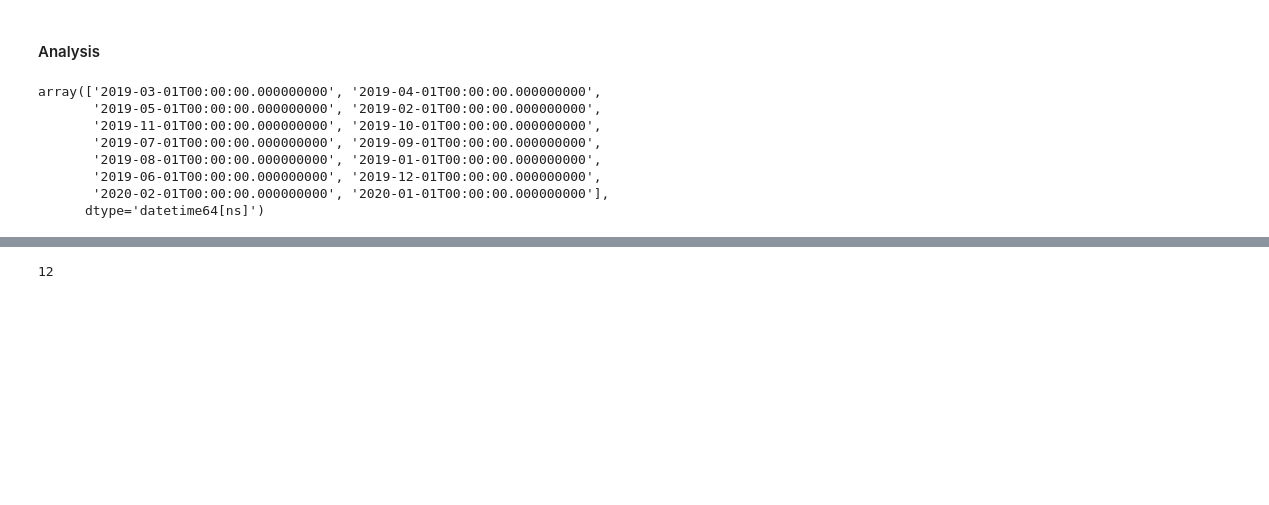
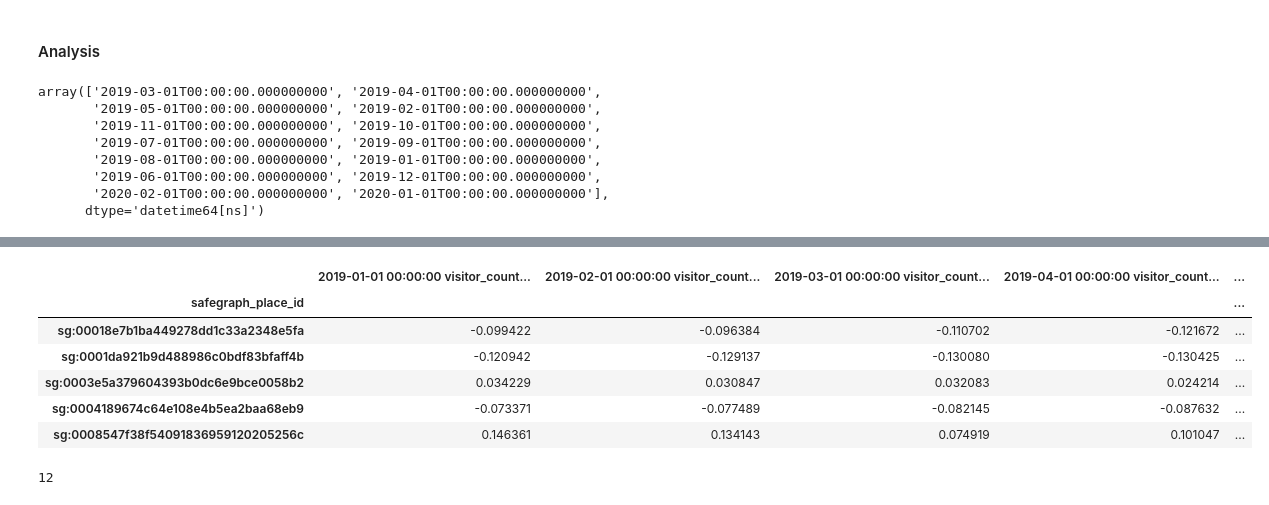
Before and after one commit to hkronenb/HK_DATS_Practicum, a Jupyter notebook: notebooks/NH-Places Clustering First Try.ipynb, the cells around one changed output, grey strips where cells are left out. Saved outputs shown, nothing was run; the diff lists cells and outputs as text; code cells hidden in the pictures; blank space fills up the shorter version.

```diff
--- a/notebooks/NH-Places Clustering First Try.ipynb
+++ b/notebooks/NH-Places Clustering First Try.ipynb
@@ -416,3 +451,13 @@ plt.plot(n_clusters,inertias)
+# %%
+scaled.head()
+# %% [output]
+|  | 2019-01-01 00:00:00 visitor_count... | 2019-02-01 00:00:00 visitor_count... | 2019-03-01 00:00:00 visitor_count... | 2019-04-01 00:00:00 visitor_count... | ... |
+| safegraph_place_id |  |  |  |  | ... |
+| sg:00018e7b1ba449278dd1c33a2348e5fa | -0.099422 | -0.096384 | -0.110702 | -0.121672 | ... |
+| sg:0001da921b9d488986c0bdf83bfaff4b | -0.120942 | -0.129137 | -0.130080 | -0.130425 | ... |
+| sg:0003e5a379604393b0dc6e9bce0058b2 | 0.034229 | 0.030847 | 0.032083 | 0.024214 | ... |
+| sg:0004189674c64e108e4b5ea2baa68eb9 | -0.073371 | -0.077489 | -0.082145 | -0.087632 | ... |
+| sg:0008547f38f54091836959120205256c | 0.146361 | 0.134143 | 0.074919 | 0.101047 | ... |
 # %%
 from kneed import KneeLocator
 # %%
```
Also changed, not shown: parts of 18 cells of this notebook, 1 other file.
